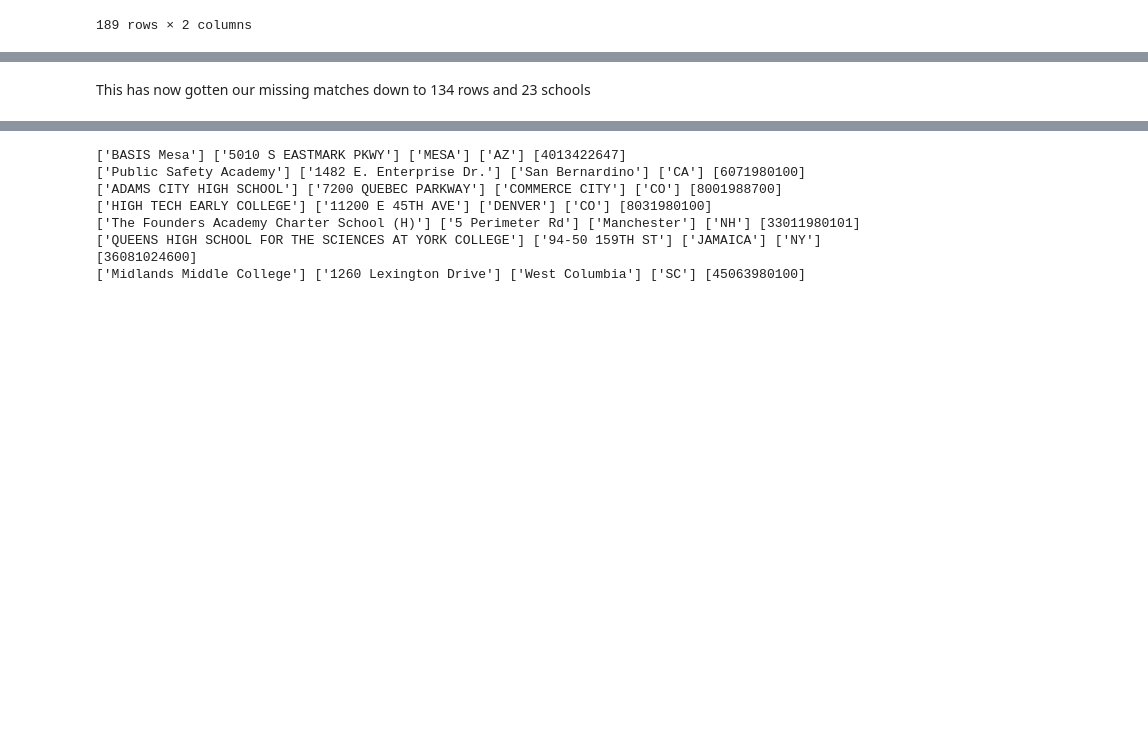
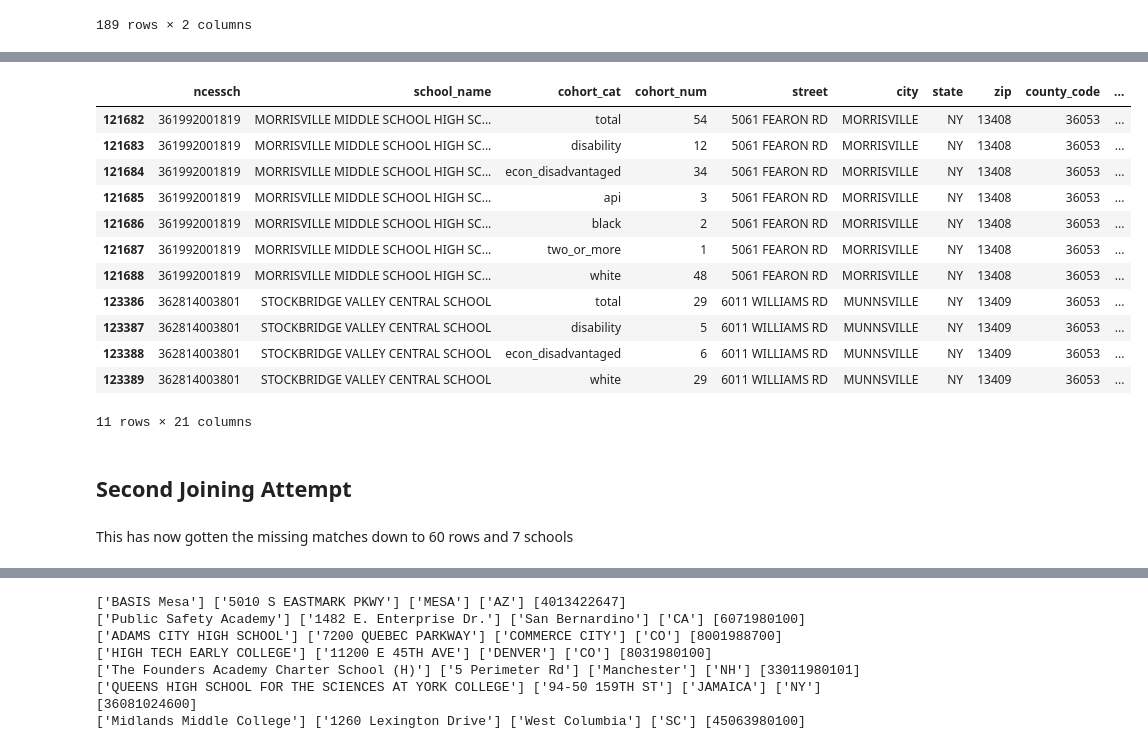
Before and after one commit to bcbottle/TOOL1_FINAL_PROJECT, a Jupyter notebook: food_access_cleaning.ipynb, the cells around one changed output, grey strips where cells are left out. Drawn from its saved outputs; the diff is of its cells as text; code cells hidden in the pictures; blank space fills up the shorter version.

```diff
--- a/food_access_cleaning.ipynb
+++ b/food_access_cleaning.ipynb
@@ -412,3 +383,20 @@ edu_df[edu_df['CensusTract'] == 72031051102]
+# %%
+# Verify that the only schools with no match were the ones I identified.
+edu_df[edu_df['CensusTract2'] == 'No Match']
+# %% [output]
+|  | ncessch | school_name | cohort_cat | cohort_num | street | city | state | zip | county_code | ... |
+| 121682 | 361992001819 | MORRISVILLE MIDDLE SCHOOL HIGH SC... | total | 54 | 5061 FEARON RD | MORRISVILLE | NY | 13408 | 36053 | ... |
+| 121683 | 361992001819 | MORRISVILLE MIDDLE SCHOOL HIGH SC... | disability | 12 | 5061 FEARON RD | MORRISVILLE | NY | 13408 | 36053 | ... |
+| 121684 | 361992001819 | MORRISVILLE MIDDLE SCHOOL HIGH SC... | econ_disadvantaged | 34 | 5061 FEARON RD | MORRISVILLE | NY | 13408 | 36053 | ... |
+| 121685 | 361992001819 | MORRISVILLE MIDDLE SCHOOL HIGH SC... | api | 3 | 5061 FEARON RD | MORRISVILLE | NY | 13408 | 36053 | ... |
+| 121686 | 361992001819 | MORRISVILLE MIDDLE SCHOOL HIGH SC... | black | 2 | 5061 FEARON RD | MORRISVILLE | NY | 13408 | 36053 | ... |
+| 121687 | 361992001819 | MORRISVILLE MIDDLE SCHOOL HIGH SC... | two_or_more | 1 | 5061 FEARON RD | MORRISVILLE | NY | 13408 | 36053 | ... |
+| 121688 | 361992001819 | MORRISVILLE MIDDLE SCHOOL HIGH SC... | white | 48 | 5061 FEARON RD | MORRISVILLE | NY | 13408 | 36053 | ... |
+| 123386 | 362814003801 | STOCKBRIDGE VALLEY CENTRAL SCHOOL | total | 29 | 6011 WILLIAMS RD | MUNNSVILLE | NY | 13409 | 36053 | ... |
+| 123387 | 362814003801 | STOCKBRIDGE VALLEY CENTRAL SCHOOL | disability | 5 | 6011 WILLIAMS RD | MUNNSVILLE | NY | 13409 | 36053 | ... |
+| 123388 | 362814003801 | STOCKBRIDGE VALLEY CENTRAL SCHOOL | econ_disadvantaged | 6 | 6011 WILLIAMS RD | MUNNSVILLE | NY | 13409 | 36053 | ... |
+| 123389 | 362814003801 | STOCKBRIDGE VALLEY CENTRAL SCHOOL | white | 29 | 6011 WILLIAMS RD | MUNNSVILLE | NY | 13409 | 36053 | ... |
+11 rows × 21 columns
 # %%
 # Dropping the items with no match
 
@@ -421,8 +413,10 @@ edu_df.rename(columns={'CensusTract2': 'CensusTract'}, inplace=True)
 edu_df['CensusTract'] = edu_df['CensusTract'].astype('int64')
+# %% [markdown]
+## Second Joining Attempt
 # %%
 df = edu_df.merge(food_df, on= 'CensusTract', how='left')
 # %% [markdown]
-This has now gotten our missing matches down to 134 rows and 23 schools
+This has now gotten the missing matches down to 60 rows and 7 schools
 # %%
 print(df.isnull().sum()[df.isnull().sum()> 0])
 
```
Also changed, not shown: parts of 68 cells of this notebook, 2 other files.
